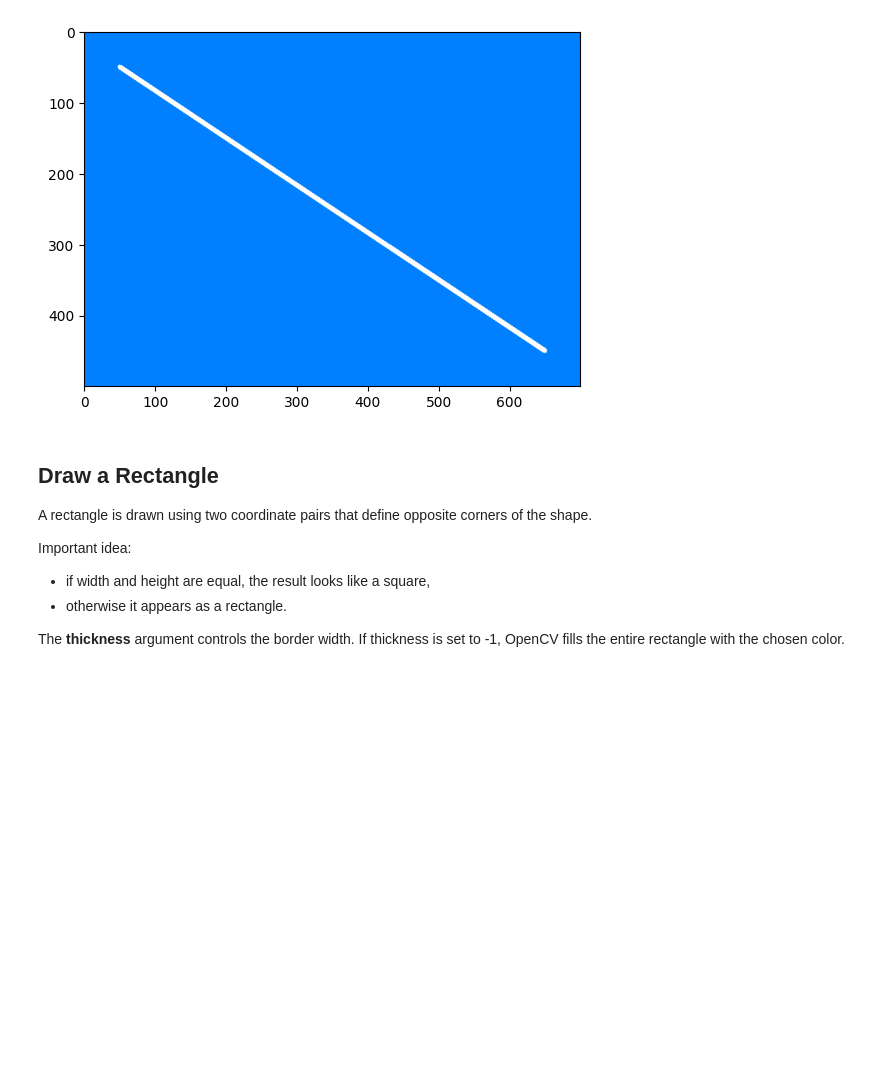
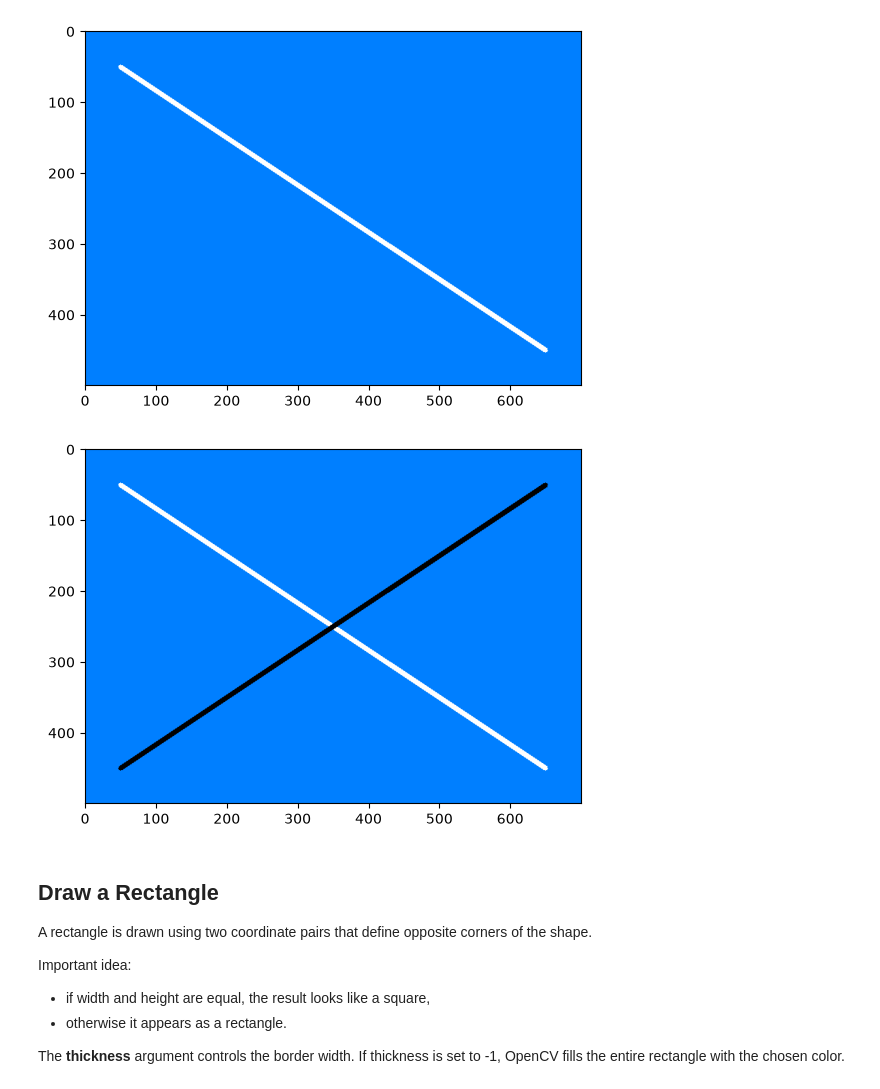
Before and after one commit to amareshmaity/opencv, a Jupyter notebook: docs/08_draw_lines_shapes/draw_lines_shapes.ipynb, the cells around one changed output. Saved outputs shown, nothing was run; the diff lists cells and outputs as text; code cells hidden in the pictures; blank space fills up the shorter version.

```diff
--- a/docs/08_draw_lines_shapes/draw_lines_shapes.ipynb
+++ b/docs/08_draw_lines_shapes/draw_lines_shapes.ipynb
@@ -46,6 +46,12 @@ plt.imshow(cv2.cvtColor(canvas, cv2.COLOR_BGR2RGB))
 # %% [output]
 <matplotlib.image.AxesImage at 0x...>
 [figure]
+# %%
+## Draw another black line
+cv.line(canvas, (50,450), (650,50), (0,0,0), 5)
+plt.imshow(cv.cvtColor(canvas, cv.COLOR_BGR2RGB));
+# %% [output]
+[figure, added]
 # %% [markdown]
 ## Draw a Rectangle
 
```
Also changed, not shown: parts of 4 cells of this notebook, 47 other files.
